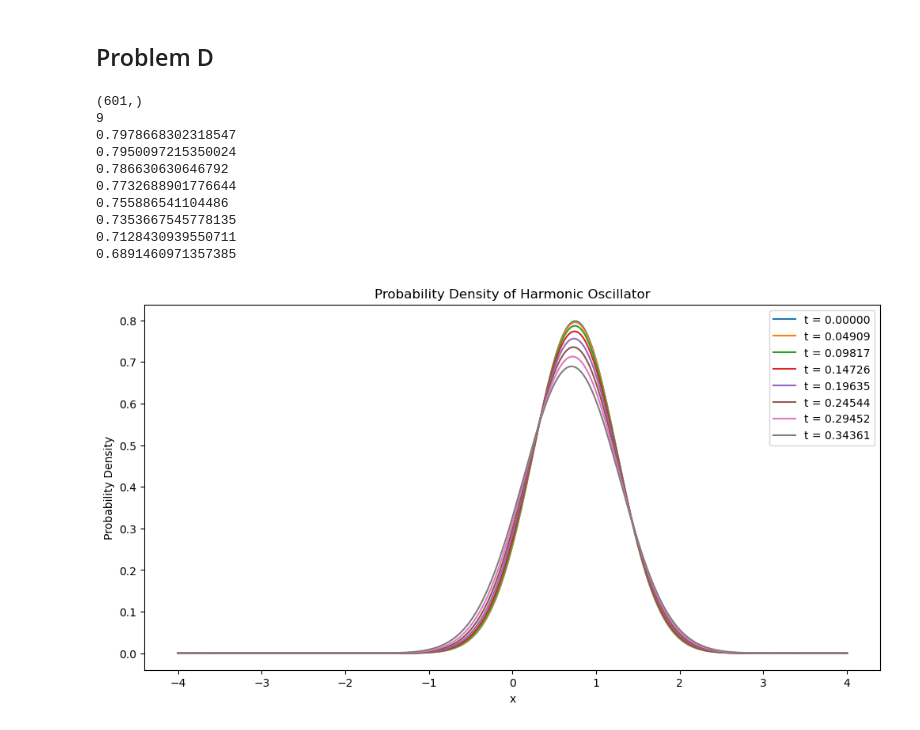
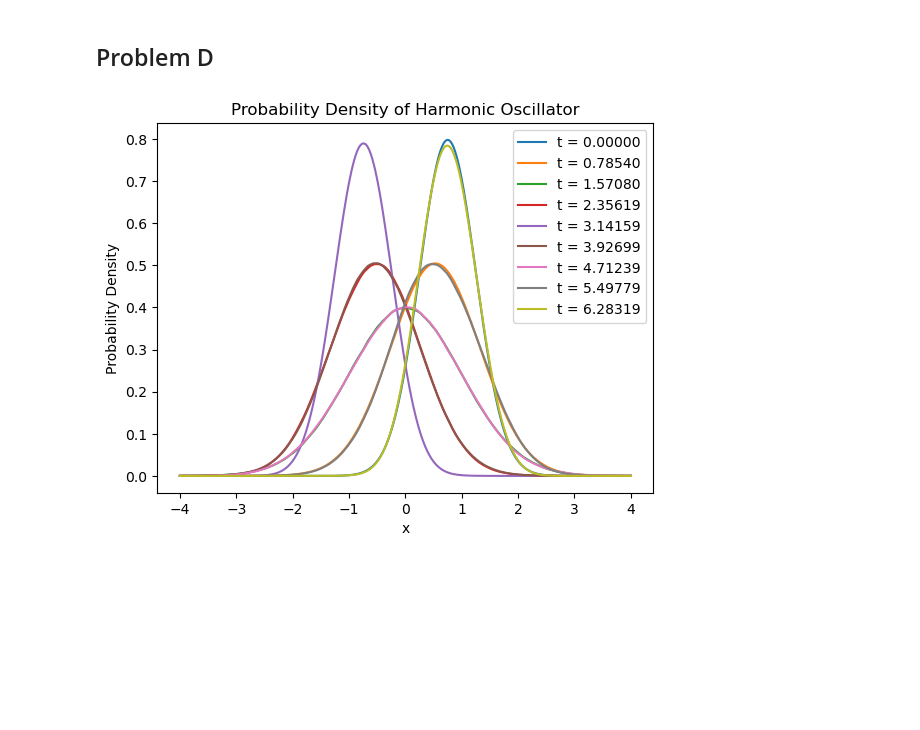
Before and after one commit to trevin-lee/ucsd_phys_142, a Jupyter notebook: Assignments/assignment_01/assignment_01.ipynb, the cells around one changed output. Cells and saved outputs as stored; diff of their text form; code cells hidden in the pictures; blank space fills up the shorter version.

```diff
--- a/Assignments/assignment_01/assignment_01.ipynb
+++ b/Assignments/assignment_01/assignment_01.ipynb
@@ -150,0 +148,8 @@ for step in range(1000):
+# %%
+timesteps = 128
+
+plt.plot(time_array[:timesteps], avg_x_array[:timesteps])
+plt.title('Average Position of Harmonic Oscillator')
+plt.xlabel('Time')
+plt.ylabel('Average Position')
+plt.show()
@@ -151,2 +158,14 @@ for step in range(1000):
 # %% [markdown]
 ## Problem C
+# %%
+avg_v_array = np.zeros(timesteps + 1)
+for i in range(timesteps + 1):
+    avg_v_array[i] = 0.5 * np.sum((x_array**2) * probability_density_list[i]) * delta_x
+
+avg_k_array = np.zeros(timesteps + 1)
+for i in range(timesteps + 1):
+    dpsi_dx = np.gradient(wave_function_list[i], delta_x)
+    avg_k_array[i]= (H_BAR**2 / (2.0 * MASS)) * np.sum(np.abs(dpsi_dx)**2) * delta_x
+
+
+avg_e_array = avg_v_array + avg_k_array
@@ -153,29 +185,16 @@ for step in range(1000):
 # %% [markdown]
 ## Problem D
 # %%
-# Plot probability densities for each time step on one plot
-fig, ax = plt.subplots(figsize=(12, 6))
+timesteps = 128
 
-print(x_array.shape)
-print(len(probability_density_list))
-for i in range(timesteps):
-    print(np.max(probability_density_list[i]))
-    ax.plot(x_array, probability_density_list[i], label=f't = {i * EPSILON:.5f}')
+for i in range(timesteps + 1):
+    if i % 16 == 0:
+        plt.plot(x_array, probability_density_list[i], label=f't = {i * EPSILON:.5f}')
 
-ax.set_title('Probability Density of Harmonic Oscillator')
-ax.set_xlabel('x')
-ax.set_ylabel('Probability Density')
-ax.legend()
+plt.title('Probability Density of Harmonic Oscillator')
+plt.xlabel('x')
+plt.ylabel('Probability Density')
+plt.legend()
 plt.show()
 # %% [output]
-(601,)
-9
-0.7978668302318547
-0.7950097215350024
-0.786630630646792
-0.7732688901776644
-0.755886541104486
-0.7353667545778135
-0.7128430939550711
-0.6891460971357385
-[figure, old version]
+[figure, new version]
```
Also changed, not shown: parts of 7 cells of this notebook, 3 other files.
